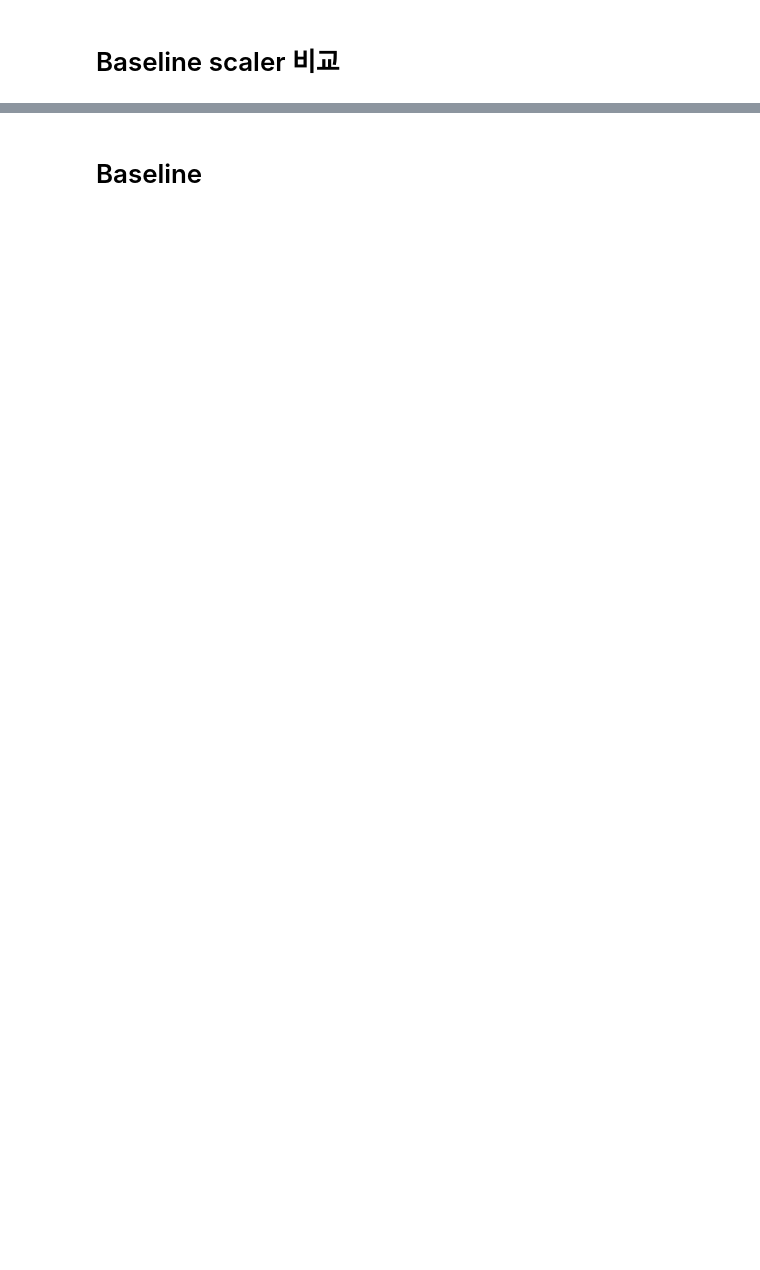
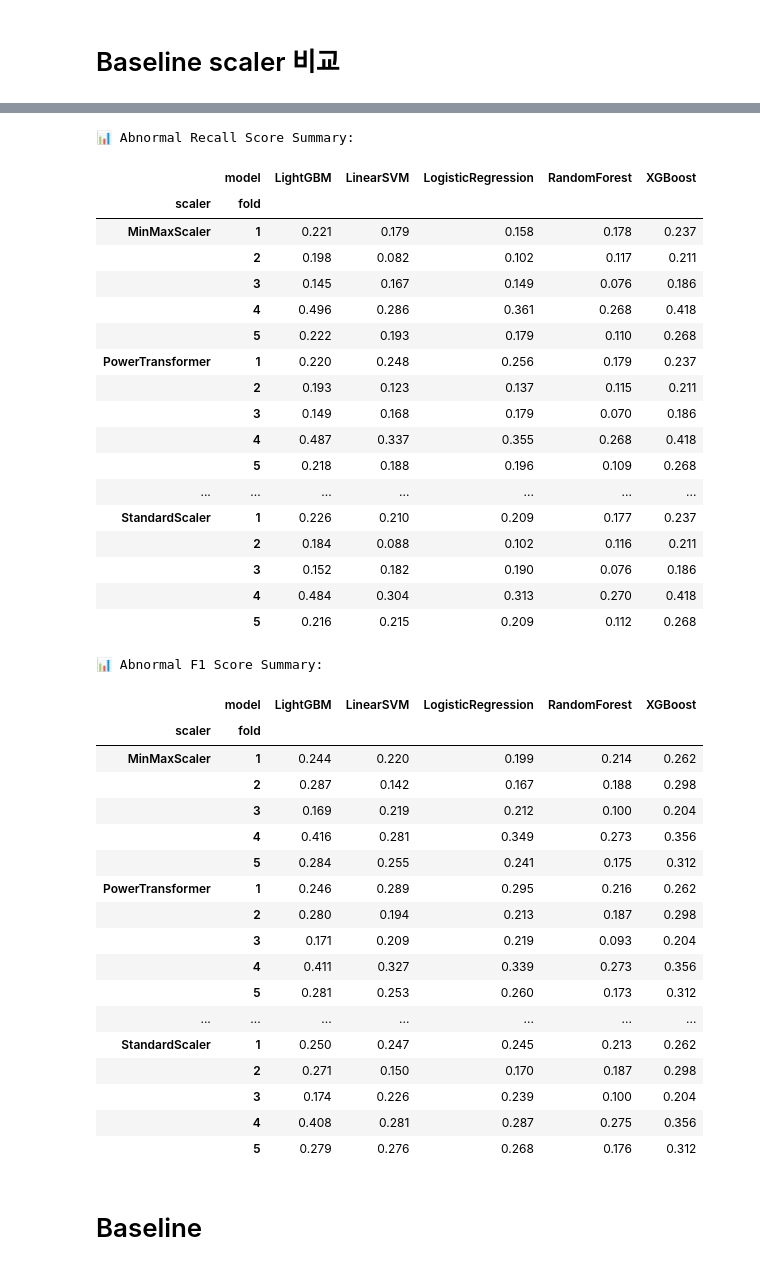
Before and after one commit to data-weaverss/dementia-risk-classifier, a Jupyter notebook: 2-class/ML.ipynb, the cells around one changed output, grey strips where cells are left out. Saved outputs shown, nothing was run; the diff lists cells and outputs as text; code cells hidden in the pictures; blank space fills up the shorter version.

```diff
--- a/2-class/ML.ipynb
+++ b/2-class/ML.ipynb
@@ -500,3 +327,50 @@ Passing `palette` without assigning `hue` is deprecated and will be removed in v
+# %%
+results_df = pd.DataFrame(all_results)
+summary = results_df.pivot_table(index=["scaler", "fold"], columns="model", values="abnormal_recall")
+print("\n📊 Abnormal Recall Score Summary:")
+display(summary.round(3))
+summary = results_df.pivot_table(index=["scaler", "fold"], columns="model", values="abnormal_f1")
+print("\n📊 Abnormal F1 Score Summary:")
+display(summary.round(3))
+# %% [output]
+📊 Abnormal Recall Score Summary:
+|  | model | LightGBM | LinearSVM | LogisticRegression | RandomForest | XGBoost |
+| scaler | fold |  |  |  |  |  |
+| MinMaxScaler | 1 | 0.221 | 0.179 | 0.158 | 0.178 | 0.237 |
+|  | 2 | 0.198 | 0.082 | 0.102 | 0.117 | 0.211 |
+|  | 3 | 0.145 | 0.167 | 0.149 | 0.076 | 0.186 |
+|  | 4 | 0.496 | 0.286 | 0.361 | 0.268 | 0.418 |
+|  | 5 | 0.222 | 0.193 | 0.179 | 0.110 | 0.268 |
+| PowerTransformer | 1 | 0.220 | 0.248 | 0.256 | 0.179 | 0.237 |
+|  | 2 | 0.193 | 0.123 | 0.137 | 0.115 | 0.211 |
+|  | 3 | 0.149 | 0.168 | 0.179 | 0.070 | 0.186 |
+|  | 4 | 0.487 | 0.337 | 0.355 | 0.268 | 0.418 |
+|  | 5 | 0.218 | 0.188 | 0.196 | 0.109 | 0.268 |
+| ... | ... | ... | ... | ... | ... | ... |
+| StandardScaler | 1 | 0.226 | 0.210 | 0.209 | 0.177 | 0.237 |
+|  | 2 | 0.184 | 0.088 | 0.102 | 0.116 | 0.211 |
+|  | 3 | 0.152 | 0.182 | 0.190 | 0.076 | 0.186 |
+|  | 4 | 0.484 | 0.304 | 0.313 | 0.270 | 0.418 |
+|  | 5 | 0.216 | 0.215 | 0.209 | 0.112 | 0.268 |
+📊 Abnormal F1 Score Summary:
+|  | model | LightGBM | LinearSVM | LogisticRegression | RandomForest | XGBoost |
+| scaler | fold |  |  |  |  |  |
+| MinMaxScaler | 1 | 0.244 | 0.220 | 0.199 | 0.214 | 0.262 |
+|  | 2 | 0.287 | 0.142 | 0.167 | 0.188 | 0.298 |
+|  | 3 | 0.169 | 0.219 | 0.212 | 0.100 | 0.204 |
+|  | 4 | 0.416 | 0.281 | 0.349 | 0.273 | 0.356 |
+|  | 5 | 0.284 | 0.255 | 0.241 | 0.175 | 0.312 |
+| PowerTransformer | 1 | 0.246 | 0.289 | 0.295 | 0.216 | 0.262 |
+|  | 2 | 0.280 | 0.194 | 0.213 | 0.187 | 0.298 |
+|  | 3 | 0.171 | 0.209 | 0.219 | 0.093 | 0.204 |
+|  | 4 | 0.411 | 0.327 | 0.339 | 0.273 | 0.356 |
+|  | 5 | 0.281 | 0.253 | 0.260 | 0.173 | 0.312 |
+| ... | ... | ... | ... | ... | ... | ... |
+| StandardScaler | 1 | 0.250 | 0.247 | 0.245 | 0.213 | 0.262 |
+|  | 2 | 0.271 | 0.150 | 0.170 | 0.187 | 0.298 |
+|  | 3 | 0.174 | 0.226 | 0.239 | 0.100 | 0.204 |
+|  | 4 | 0.408 | 0.281 | 0.287 | 0.275 | 0.356 |
+|  | 5 | 0.279 | 0.276 | 0.268 | 0.176 | 0.312 |
 # %% [markdown]
 # Baseline
 # %%
```
Also changed, not shown: parts of 11 cells of this notebook, 3 other files.
